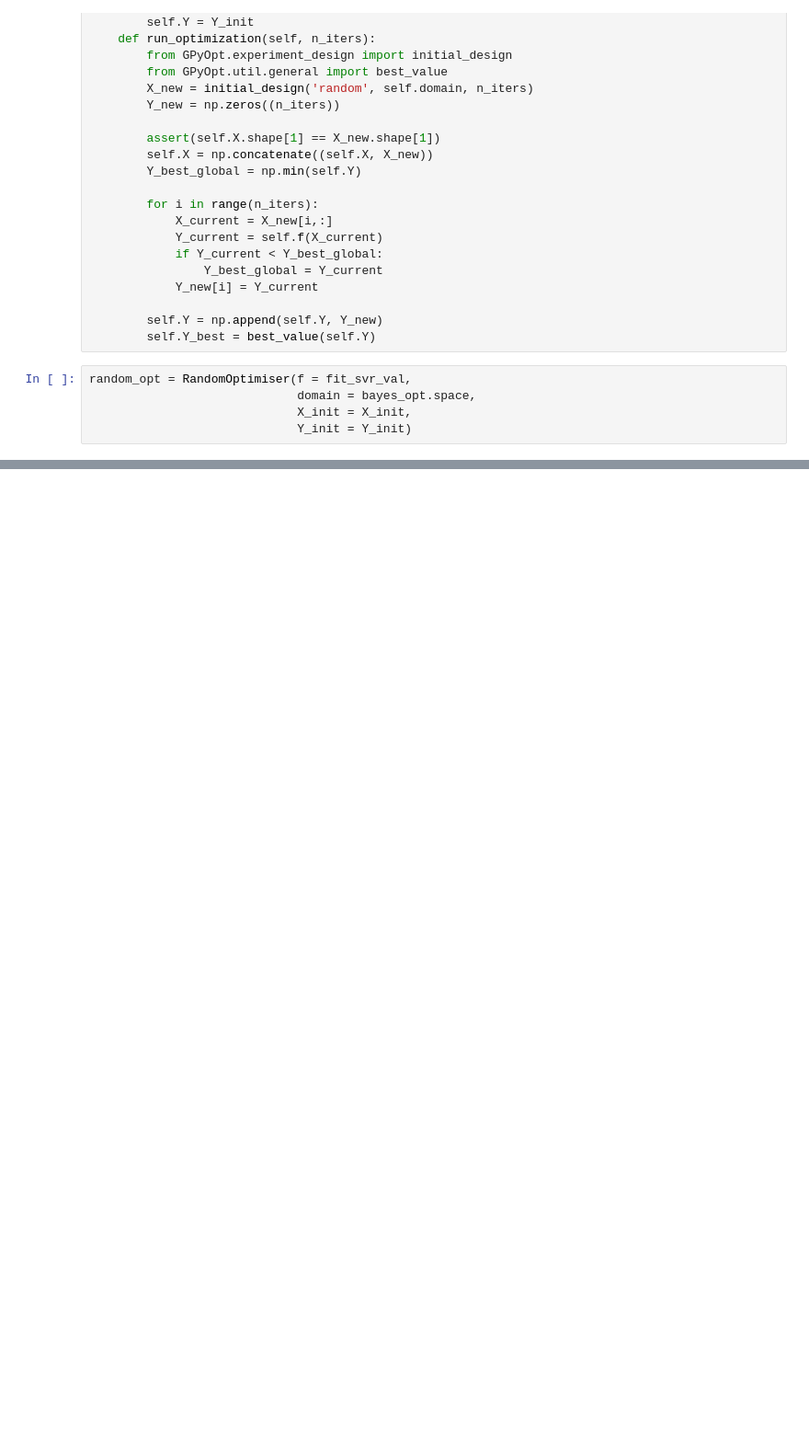
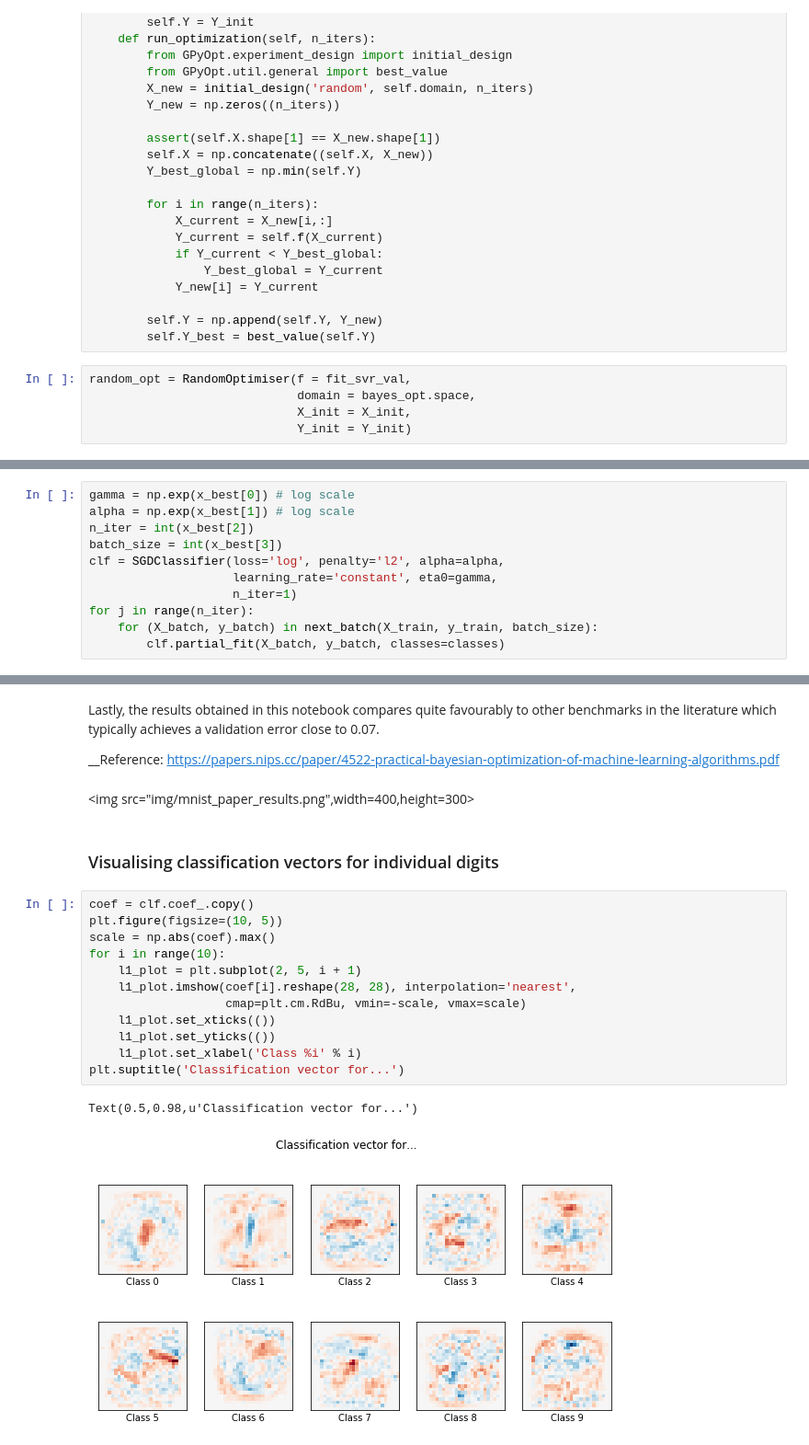
Before and after one commit to leowyy/simple-GP, a Jupyter notebook: automl/mnist_logistic.ipynb, the cells around one changed output, grey strips where cells are left out. Shown: that part at 92% size. Drawn from its saved outputs; the diff is of its cells as text; blank space fills up the shorter version.

```diff
--- a/automl/mnist_logistic.ipynb
+++ b/automl/mnist_logistic.ipynb
@@ -242,0 +284,11 @@ plt.legend()
+# %%
+gamma = np.exp(x_best[0]) # log scale
+alpha = np.exp(x_best[1]) # log scale
+n_iter = int(x_best[2])
+batch_size = int(x_best[3])
+clf = SGDClassifier(loss='log', penalty='l2', alpha=alpha,
+                    learning_rate='constant', eta0=gamma,
+                    n_iter=1)
+for j in range(n_iter):
+    for (X_batch, y_batch) in next_batch(X_train, y_train, batch_size):
+        clf.partial_fit(X_batch, y_batch, classes=classes)
@@ -242,0 +302,24 @@ plt.legend()
+# %% [markdown]
+Lastly, the results obtained in this notebook compares quite favourably to other benchmarks in the literature which typically achieves a validation error close to 0.07.
+
+__Reference:
+https://papers.nips.cc/paper/4522-practical-bayesian-optimization-of-machine-learning-algorithms.pdf
+# %% [markdown]
+<img src="img/mnist_paper_results.png",width=400,height=300>
+# %% [markdown]
+### Visualising classification vectors for individual digits
+# %%
+coef = clf.coef_.copy()
+plt.figure(figsize=(10, 5))
+scale = np.abs(coef).max()
+for i in range(10):
+    l1_plot = plt.subplot(2, 5, i + 1)
+    l1_plot.imshow(coef[i].reshape(28, 28), interpolation='nearest',
+                   cmap=plt.cm.RdBu, vmin=-scale, vmax=scale)
+    l1_plot.set_xticks(())
+    l1_plot.set_yticks(())
+    l1_plot.set_xlabel('Class %i' % i)
+plt.suptitle('Classification vector for...')
+# %% [output]
+Text(0.5,0.98,u'Classification vector for...')
+[figure, added]
```
Also changed, not shown: parts of 29 cells of this notebook, 3 other files.
